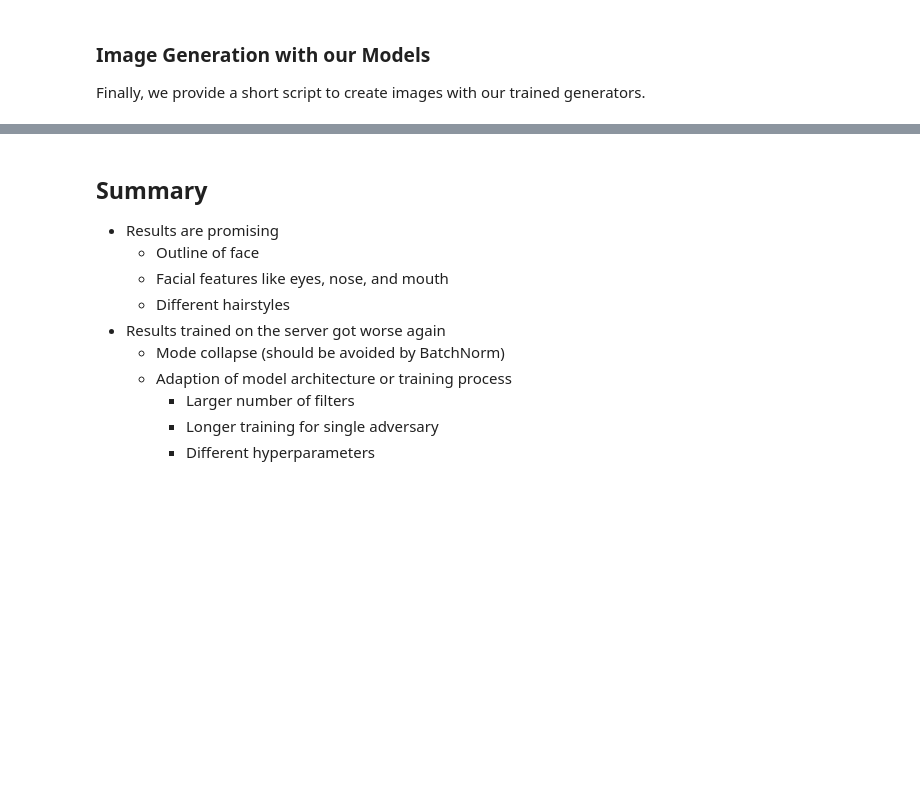
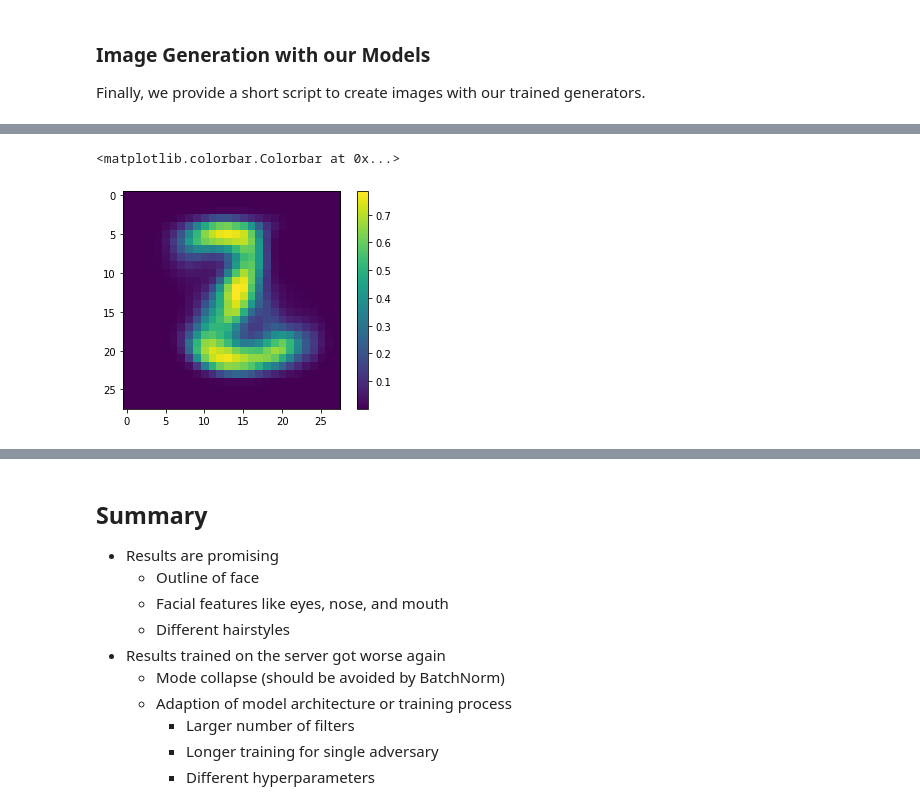
Before and after one commit to Alexx882/ImageGenerator, a Jupyter notebook: reports/presentation_herold_lercher.ipynb, the cells around one changed output, grey strips where cells are left out. Saved outputs shown, nothing was run; the diff lists cells and outputs as text; code cells hidden in the pictures; blank space fills up the shorter version.

```diff
--- a/reports/presentation_herold_lercher.ipynb
+++ b/reports/presentation_herold_lercher.ipynb
@@ -488,0 +547,34 @@ interactive(children=(Button(description='Run Interact', style=ButtonStyle()), O
+# %%
+import os
+os.environ['TF_CPP_MIN_LOG_LEVEL'] = '3'
+import tensorflow as tf
+from tensorflow import keras
+
+from gan.degan_ae2 import AE
+
+
+# input/output shape = (28x28x1) for the MNIST dataset
+# latent space dimensionality = 100
+ae = AE((28,28,1),100,summary=False)
+ae.import_models("../gan/models/mnist/degan/ae2", force=True, compile=False)
+
+(x_train, y_train), (x_test, _) = keras.datasets.mnist.load_data()
+
+x_test = x_test.astype('float32') / 255.
+x_test = x_test.reshape((len(x_test), 28, 28, 1))
+
+x_train = x_test.astype('float32') / 255.
+x_train = x_test.reshape((len(x_test), 28, 28, 1))
+
+latent_representation = ae.encoder(x_test[1].reshape(-1,28,28,1)).numpy()
+decoded_image = ae.decoder(latent_representation).numpy()
+# %%
+import matplotlib.pyplot as plt
+import matplotlib.image as mpimg
+import numpy as np
+
+plt.imshow(decoded_image.reshape(28,28))
+plt.colorbar()
+# %% [output]
+<matplotlib.colorbar.Colorbar at 0x...>
+[figure, added]
```
Also changed, not shown: parts of 19 cells of this notebook, 6 other files.
